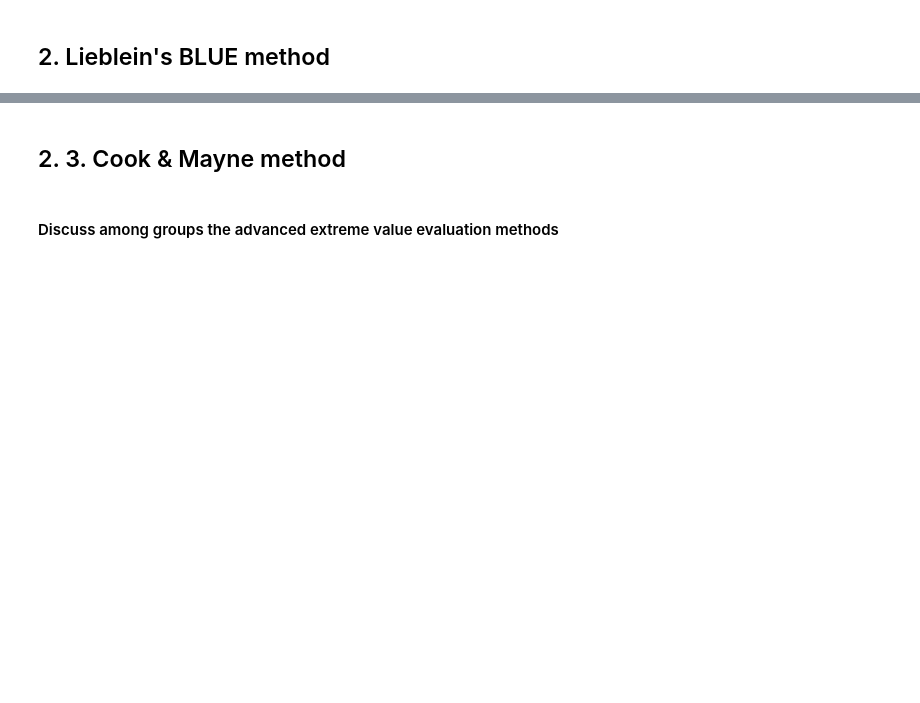
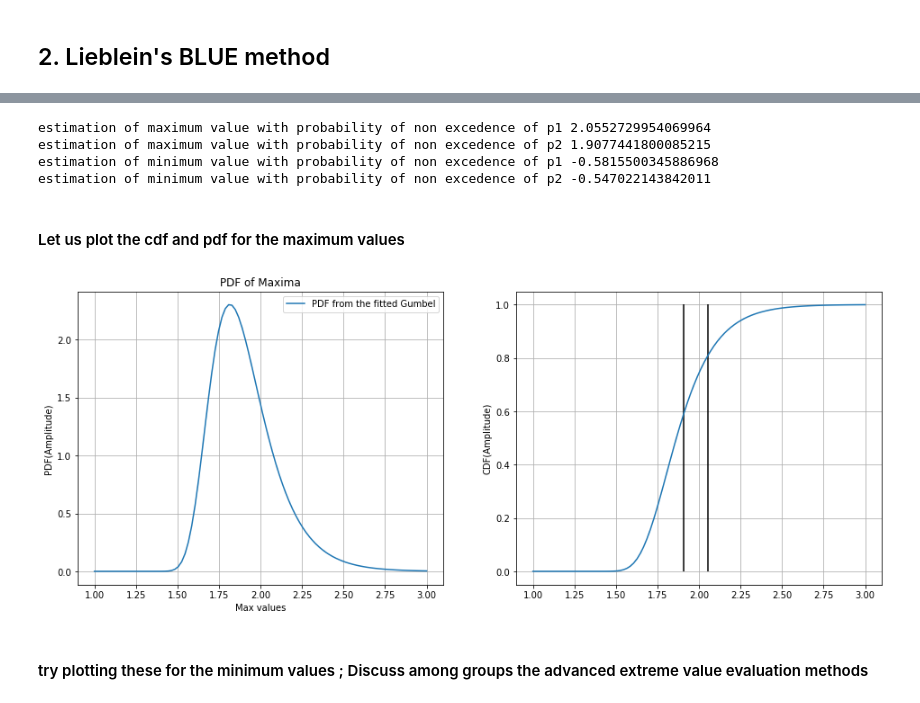
Before and after one commit to mpentek/SWELecture, a Jupyter notebook: Ex06Advanced/3_ExtremeValueAnalysis/swe_ws1920_6_3_advanced_topics_on_extreme_value_analysis.ipynb, the cells around one changed output, grey strips where cells are left out. Cells and saved outputs as stored; diff of their text form; code cells hidden in the pictures; blank space fills up the shorter version.

```diff
--- a/Ex06Advanced/3_ExtremeValueAnalysis/swe_ws1920_6_3_advanced_topics_on_extreme_value_analysis.ipynb
+++ b/Ex06Advanced/3_ExtremeValueAnalysis/swe_ws1920_6_3_advanced_topics_on_extreme_value_analysis.ipynb
@@ -115,11 +163,19 @@ INPUT
 # n = number of epochs (integer)of cp data, 4 <= n <= 100
 n=4
 # P1, P2 = probabilities of non-exceedance of extremes in EV1 (Gumbel).
-P1=0
-P2=0
+P1=0.80
+P2=0.5704 # this corresponds to the mean of gumbel distribution
 # dur = number of epochs for estimation of extremes. Default dur = n
 # dur need not be an integer
 dur=1
 
 # Call function
-blue4pressure.blue4pressure(given_series, n, P1, P2, dur)
+result = blue4pressure(given_series, n, P1, P2, dur)
+p1_max = result[0][0]
+p2_max = result[1][0]
+umax = result[4][0] # location parameters
+b_max = result[5][0] # sclae parameters
+p1_min = result[7][0]
+p2_min = result[8][0]
+umin = result[11][0] # location parameters
+b_min = result[12][0] # scale parameters
@@ -154,4 +182,40 @@ blue4pressure.blue4pressure(given_series, n, P1, P2, dur)
-# %% [markdown]
-## 2.  3. Cook & Mayne method
+# %%
+
+# print results
+## maximum
+print('estimation of maximum value with probability of non excedence of p1', p1_max)
+print('estimation of maximum value with probability of non excedence of p2', p2_max)
+## minimum
+print('estimation of minimum value with probability of non excedence of p1', p1_min)
+print('estimation of minimum value with probability of non excedence of p2', p2_min)
+# %% [output]
+estimation of maximum value with probability of non excedence of p1 2.0552729954069964
+estimation of maximum value with probability of non excedence of p2 1.9077441800085215
+estimation of minimum value with probability of non excedence of p1 -0.5815500345886968
+estimation of minimum value with probability of non excedence of p2 -0.547022143842011
+# %% [markdown]
+#### Let us plot the cdf and pdf for the maximum values
+# %%
+max_pdf_x = np.linspace(1, 3, 100)
+max_pdf_y = gumbel.pdf(max_pdf_x, umax, b_max)
+max_ecdf_y = c_utils.get_ecdf(max_pdf_x, max_pdf_y)
+
+plt.figure(num=3, figsize=(16, 6))
+plt.subplot(1,2,1)
+# PDF generated as a fitted curve using generalized extreme distribution
+plt.plot(max_pdf_x, max_pdf_y, label = 'PDF from the fitted Gumbel')
+plt.xlabel('Max values')
+plt.ylabel('PDF(Amplitude)')
+plt.title('PDF of Maxima')
+plt.grid(True)
+plt.legend()
+plt.subplot(1,2,2)
+plt.plot(max_pdf_x, max_ecdf_y)
+plt.vlines([p1_max, p2_max], 0, 1)
+plt.ylabel('CDF(Amplitude)')
+plt.grid(True)
+plt.show()
+# %% [output]
+[figure, added]
 # %% [markdown]
-#### Discuss among groups the advanced extreme value evaluation methods
+#### try plotting these for the minimum values ; Discuss among groups the advanced extreme value evaluation methods
```
Also changed, not shown: parts of 11 cells of this notebook, 5 other files.
